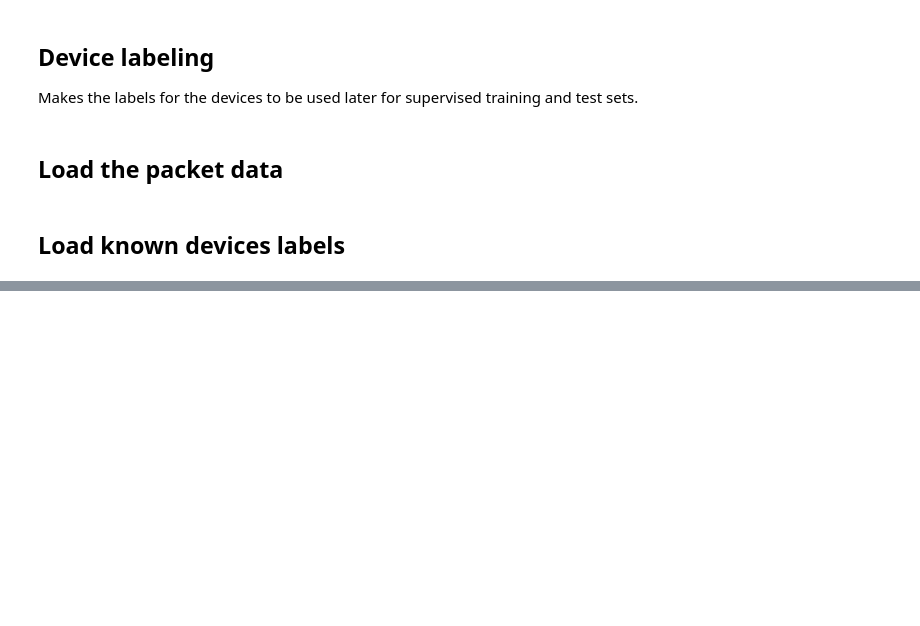
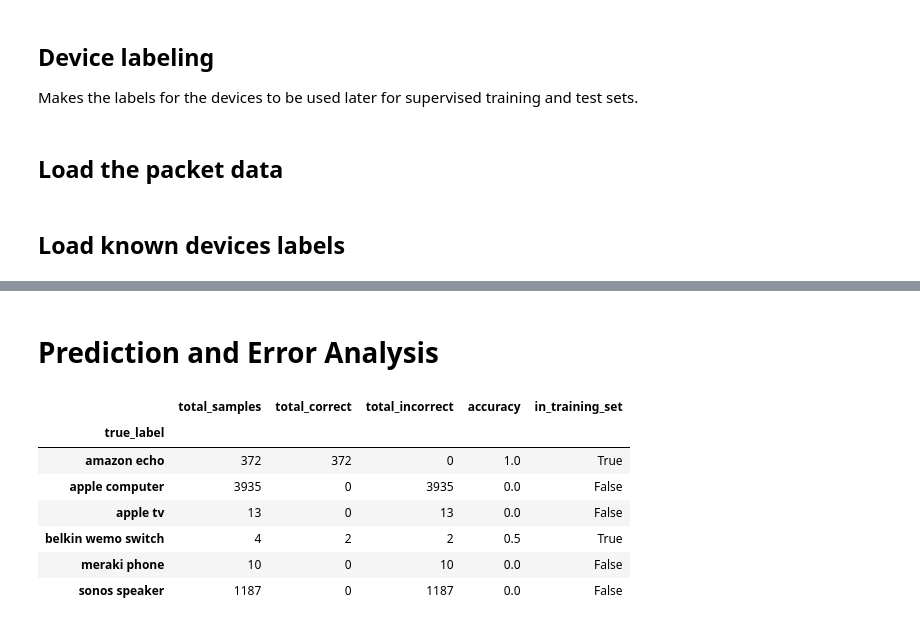
Before and after one commit to daghan/W210-IoT, a Jupyter notebook: IoT6_Sydney-all_rows_test_fasttext.ipynb, the cells around one changed output, grey strips where cells are left out. Drawn from its saved outputs; the diff is of its cells as text; code cells hidden in the pictures; blank space fills up the shorter version.

Commit message:
fully working with error analysis but not filtering

```diff
--- a/IoT6_Sydney-all_rows_test_fasttext.ipynb
+++ b/IoT6_Sydney-all_rows_test_fasttext.ipynb
@@ -508,0 +457,2 @@ test[1].iloc[23]
+# %%
+training_df = preprocessDF(df)
@@ -508,0 +607,28 @@ test[1].iloc[23]
+# %% [markdown]
+# Prediction and Error Analysis
+# %%
+classified_by_true_label_df = validate_df.groupby('true_label').apply(len).to_frame()
+classified_by_true_label_df.columns = ['total_samples']
+classified_by_true_label_df['total_correct'] = validate_df.groupby('true_label').\
+                    apply(lambda df:  sum(df['true_label'] == df['predicted_label']))
+
+classified_by_true_label_df['total_incorrect'] = classified_by_true_label_df['total_samples'] - \
+                                                    classified_by_true_label_df['total_correct']
+classified_by_true_label_df['accuracy'] = classified_by_true_label_df['total_correct'] / \
+                                                    classified_by_true_label_df['total_samples']
+
+# Gather a list of all devices seen in the traffic data
+training_devices = training_df['Manufacturer Device Type'].unique().tolist()
+
+# Create a columns to indicate whether that a given test devices
+classified_by_true_label_df['in_training_set'] = classified_by_true_label_df.index.map(lambda x:  x in training_devices)
+classified_by_true_label_df
+# %% [output]
+|  | total_samples | total_correct | total_incorrect | accuracy | in_training_set |
+| true_label |  |  |  |  |  |
+| amazon echo | 372 | 372 | 0 | 1.0 | True |
+| apple computer | 3935 | 0 | 3935 | 0.0 | False |
+| apple tv | 13 | 0 | 13 | 0.0 | False |
+| belkin wemo switch | 4 | 2 | 2 | 0.5 | True |
+| meraki phone | 10 | 0 | 10 | 0.0 | False |
+| sonos speaker | 1187 | 0 | 1187 | 0.0 | False |
```
Also changed, not shown: parts of 70 cells of this notebook.
